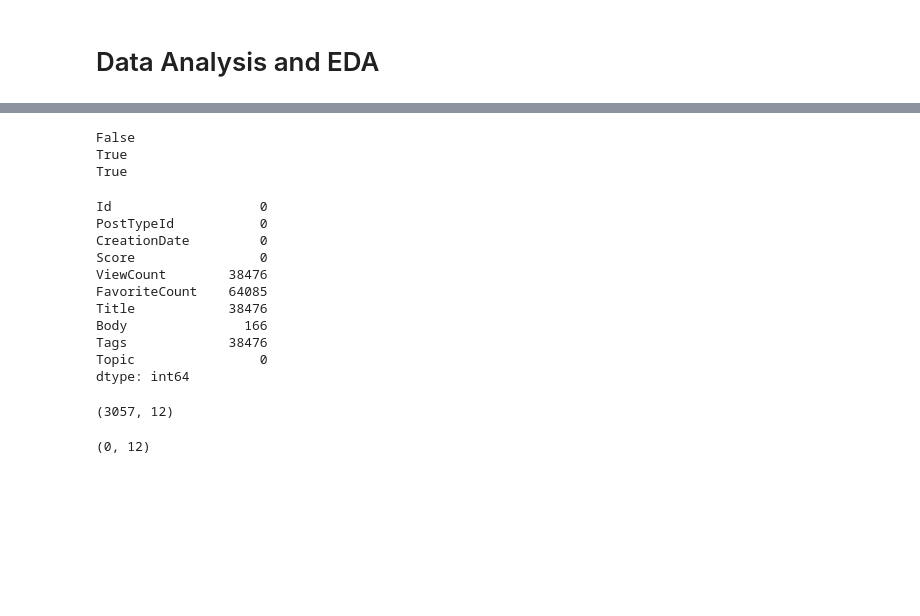
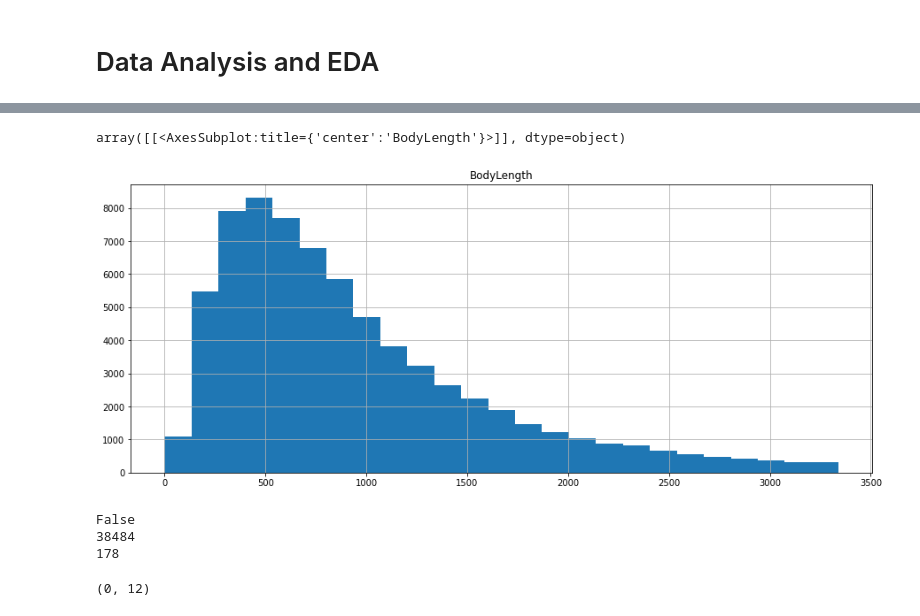
Before and after one commit to muccijacopo/nlp-semantic-search, a Jupyter notebook: notebooks/EDA.ipynb, the cells around one changed output, grey strips where cells are left out. Drawn from its saved outputs; the diff is of its cells as text; code cells hidden in the pictures; blank space fills up the shorter version.

```diff
--- a/notebooks/EDA.ipynb
+++ b/notebooks/EDA.ipynb
@@ -50,0 +176,15 @@ Name: BodyLength, dtype: float64
+# %%
+def remove_outliers(df,columns,n_std):
+    for col in columns:
+        print('Working on column: {}'.format(col))
+
+        mean = df[col].mean()
+        sd = df[col].std()
+
+        df = df[(df[col] <= mean+(n_std*sd))]
+
+    return df
+
+df = remove_outliers(df, ['BodyLength'], 5)
+
+df['BodyLength'].describe()
@@ -51,32 +202,17 @@ Name: BodyLength, dtype: float64
+# %%
+df.hist(column='BodyLength', bins=25, figsize=(15, 6))
+# %% [output]
+array([[<AxesSubplot:title={'center':'BodyLength'}>]], dtype=object)
+[figure, added]
 # %%
 # Duplicated posts by Id, Title, Body
 print(df.duplicated('Id').any())
-print(df.duplicated('Title').any())
-print(df.duplicated('Body').any())
+print(df.duplicated('Title').sum())
+print(df.duplicated('Body').sum())
 # %% [output]
 False
-True
-True
+38484
+178
-# %%
-# Null values
-df.isna().sum()
-# %% [output]
-Id                   0
-PostTypeId           0
-CreationDate         0
-Score                0
-ViewCount        38476
-FavoriteCount    64085
-Title            38476
-Body               166
-Tags             38476
-Topic                0
-dtype: int64
-# %%
-# FavoriteCount not NaN rows
-df[df['FavoriteCount'].notna()].shape
-# %% [output]
-(3057, 12)
 # %%
 df[df['Tags'] == '<discussion>'].shape
 # %% [output]
```
Also changed, not shown: parts of 17 cells of this notebook, 1 other file.
